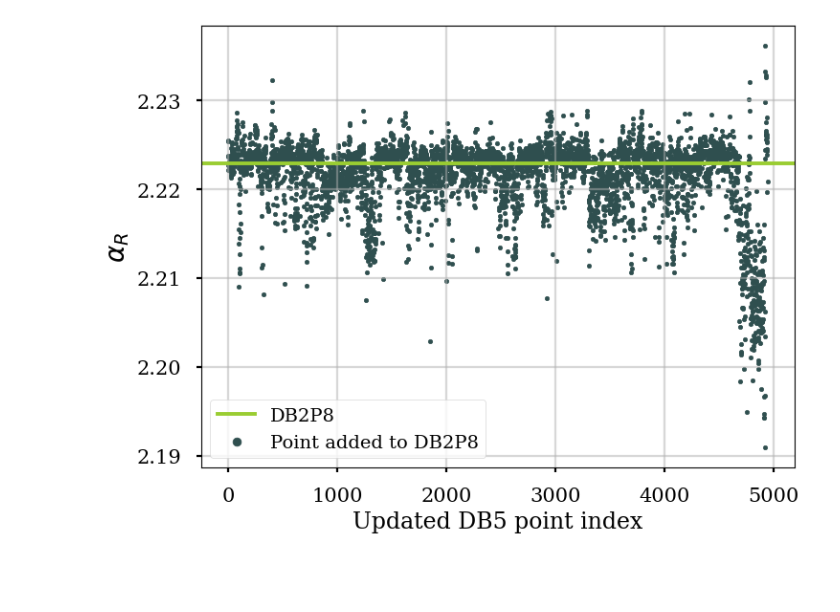
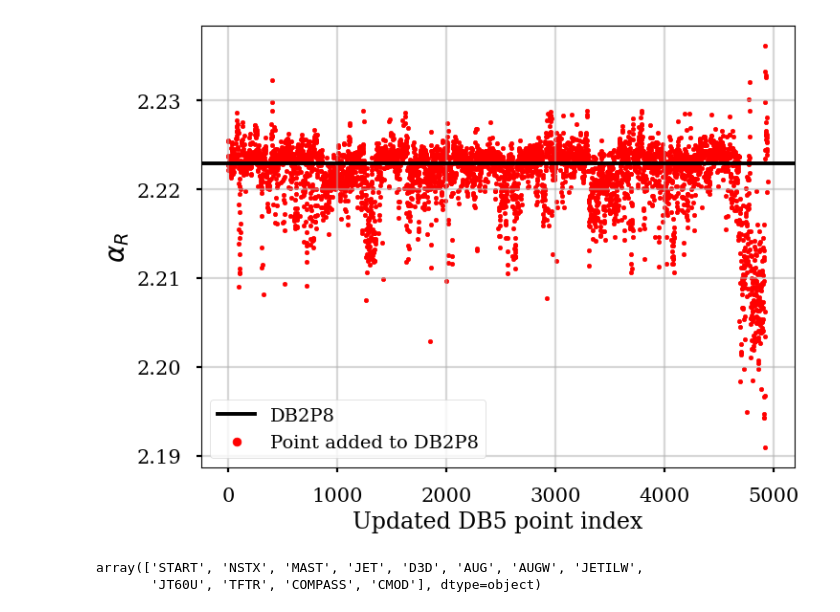
Before and after one commit to Chinnasf/FUSION-EP-Master-Thesis, a Jupyter notebook: Optimization/group_analyses_on_reduced_DS_random_sampling_PLOTS.ipynb, the cells around one changed output. Drawn from its saved outputs; the diff is of its cells as text; code cells hidden in the pictures; blank space fills up the shorter version.

```diff
--- a/Optimization/group_analyses_on_reduced_DS_random_sampling_PLOTS.ipynb
+++ b/Optimization/group_analyses_on_reduced_DS_random_sampling_PLOTS.ipynb
@@ -66,20 +66,20 @@ regression_DB2 = get_regression_np(R[R.id.isin([0])])[1]
 #regression_DB2.summary()
 # %%
 plt.figure(figsize=(8,6))
-plt.axhline(regression_DB2.params[5], c="yellowgreen", label="DB2P8")
-plt.scatter(reg_data.index, reg_data.αR, s=10, c = "darkslategray", label="Point added to DB2P8")
+plt.axhline(regression_DB2.params[5], c="k", label="DB2P8")
+plt.scatter(reg_data.index, reg_data.αR, s=10, c = "red", label="Point added to DB2P8")
 plt.xlabel("Updated DB5 point index",fontsize=17)
 plt.ylabel("$\\alpha_R$", fontsize=20)
 plt.xticks(fontsize=15)
 plt.yticks(fontsize=15)
 plt.legend(fontsize=14, markerscale=2)
 
 plt.rc('axes', axisbelow=True)
 plt.grid(alpha=0.5);
 
 #plt.savefig(fig_path+"individual_pts.pdf", format="pdf", dpi=800, bbox_inches='tight');
 # %% [output]
-[figure, old version]
+[figure, new version]
 # %%
 # Leave the ones above baseline out -- because we are interested in the reduction of value
 pts_minimize = reg_data[reg_data.αR < regression_DB2.params[5] ]
@@ -96,3 +96,8 @@ DB5_decreas_pts.insert(0, "ordered", DB5_decreas_pts.id.map(dict_ordered_vals))
 
 DB5_decreas_pts = DB5_decreas_pts.sort_values("ordered")
 DB5_decreas_pts = DB5_decreas_pts.set_index("ordered")
+# %%
+pts_minimize.TOK_added.unique()
+# %% [output]
+array(['START', 'NSTX', 'MAST', 'JET', 'D3D', 'AUG', 'AUGW', 'JETILW',
+       'JT60U', 'TFTR', 'COMPASS', 'CMOD'], dtype=object)
```
Also changed, not shown: parts of 12 cells of this notebook, 4 other files.
